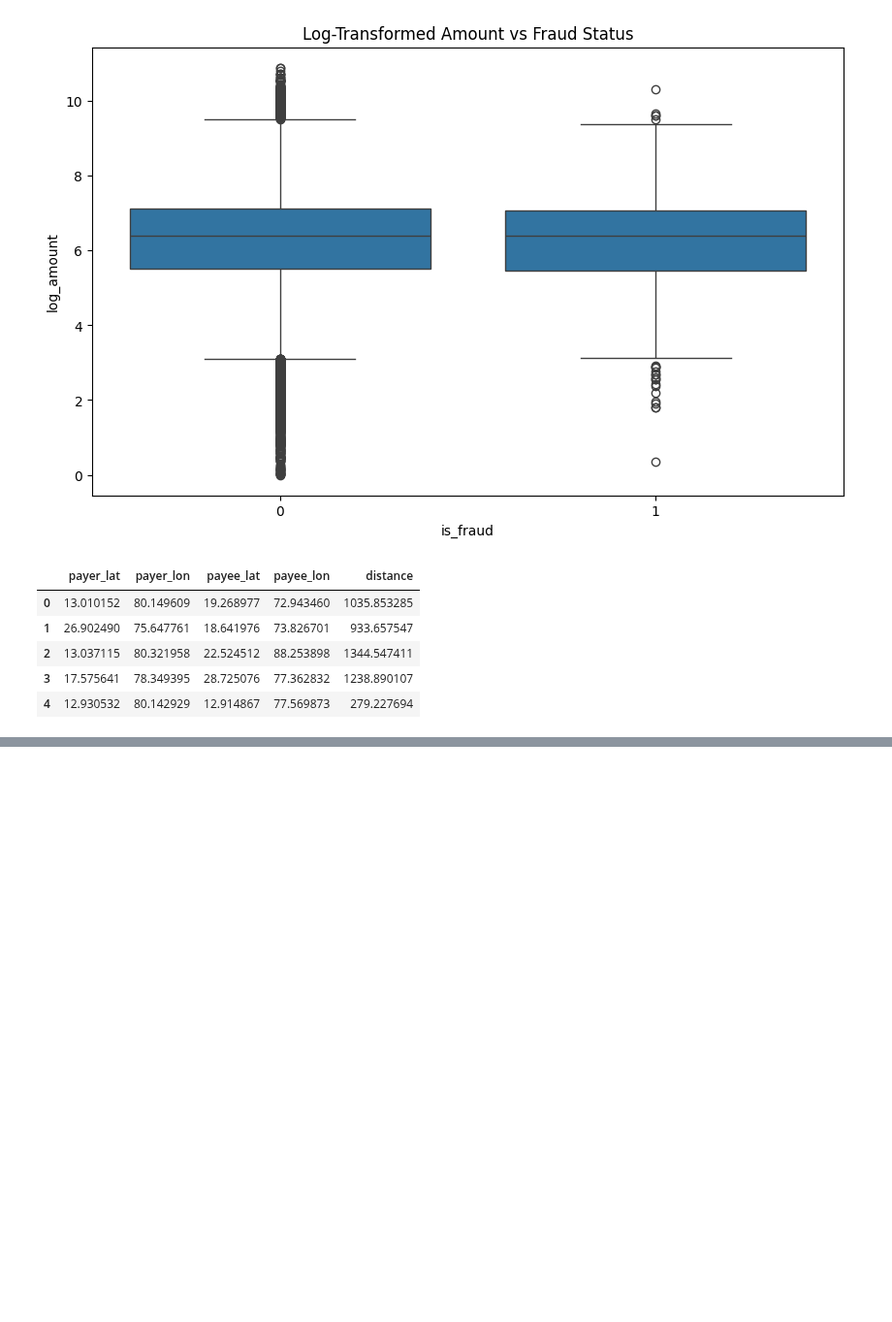
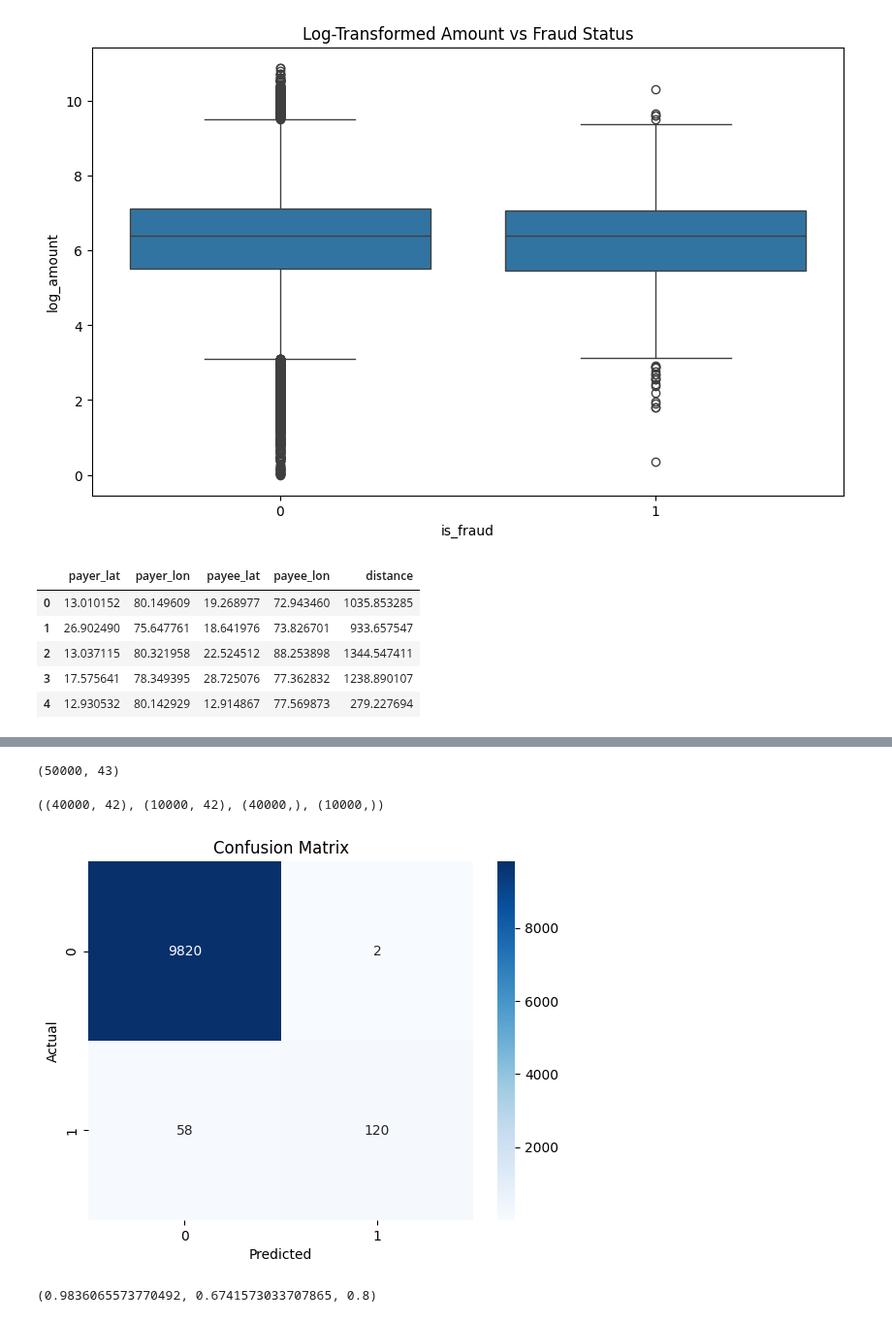
Before and after one commit to rahul8879/rbyte_ai_engineering, a Jupyter notebook: case_study/notebook/01_eda.ipynb, the cells around one changed output, grey strips where cells are left out. Shown at 97% size. Drawn from its saved outputs; the diff is of its cells as text; code cells hidden in the pictures; blank space fills up the shorter version.

Commit message:
added final_model code

```diff
--- a/case_study/notebook/01_eda.ipynb
+++ b/case_study/notebook/01_eda.ipynb
@@ -180,0 +246,6 @@ data[['payer_lat', 'payer_lon', 'payee_lat', 'payee_lon', 'distance']].head()
+# %%
+# lest remove multicollinear features
+# based on correlation matrix, we can see that 'amount', 'log_amount' and 'amount_deviation' are
+# highly correlated. We can drop 'amount', 'amount_deviation' and keep 'log_amount' for modeling.
+data = data.drop(columns=['amount', 'amount_deviation','amount_bin'])
+data.head(2)
@@ -180,0 +256,4 @@ data[['payer_lat', 'payer_lon', 'payee_lat', 'payee_lon', 'distance']].head()
+# %%
+# lets use get_dummies for categorical features
+data = pd.get_dummies(data, columns=categorical_features, drop_first=True)
+data.head(2)
@@ -180,0 +265,4 @@ data[['payer_lat', 'payer_lon', 'payee_lat', 'payee_lon', 'distance']].head()
+# %%
+data.shape
+# %% [output]
+(50000, 43)
@@ -180,0 +273,38 @@ data[['payer_lat', 'payer_lon', 'payee_lat', 'payee_lon', 'distance']].head()
+# %%
+# lets start with basic model building
+from sklearn.model_selection import train_test_split
+from sklearn.linear_model import LogisticRegression
+from sklearn.metrics import confusion_matrix,recall_score, precision_score, f1_score
+X = data.drop('is_fraud', axis=1)
+y = data['is_fraud']
+# %%
+# split train test
+X_train, X_test, y_train, y_test = train_test_split(X, y, test_size=0.2, random_state=42, stratify=y)
+# lets print the shape
+X_train.shape, X_test.shape, y_train.shape, y_test.shape
+# %% [output]
+((40000, 42), (10000, 42), (40000,), (10000,))
+# %%
+# lets instantiate the model
+model = LogisticRegression(max_iter=1000)
+# fit the model
+model.fit(X_train, y_train)
+# predict
+y_pred = model.predict(X_test)
+# confusion matrix
+cm = confusion_matrix(y_test, y_pred)
+sns.heatmap(cm, annot=True, fmt='d', cmap='Blues')
+plt.xlabel('Predicted')
+plt.ylabel('Actual')
+plt.title('Confusion Matrix')
+plt.show()
+# %% [output]
+[figure, added]
+# %%
+# lets see the precision, recall, f1-score
+precision = precision_score(y_test, y_pred)
+recall = recall_score(y_test, y_pred)
+f1 = f1_score(y_test, y_pred)
+precision, recall, f1
+# %% [output]
+(0.9836065573770492, 0.6741573033707865, 0.8)
```
Also changed, not shown: parts of 14 cells of this notebook, 4 other files.
